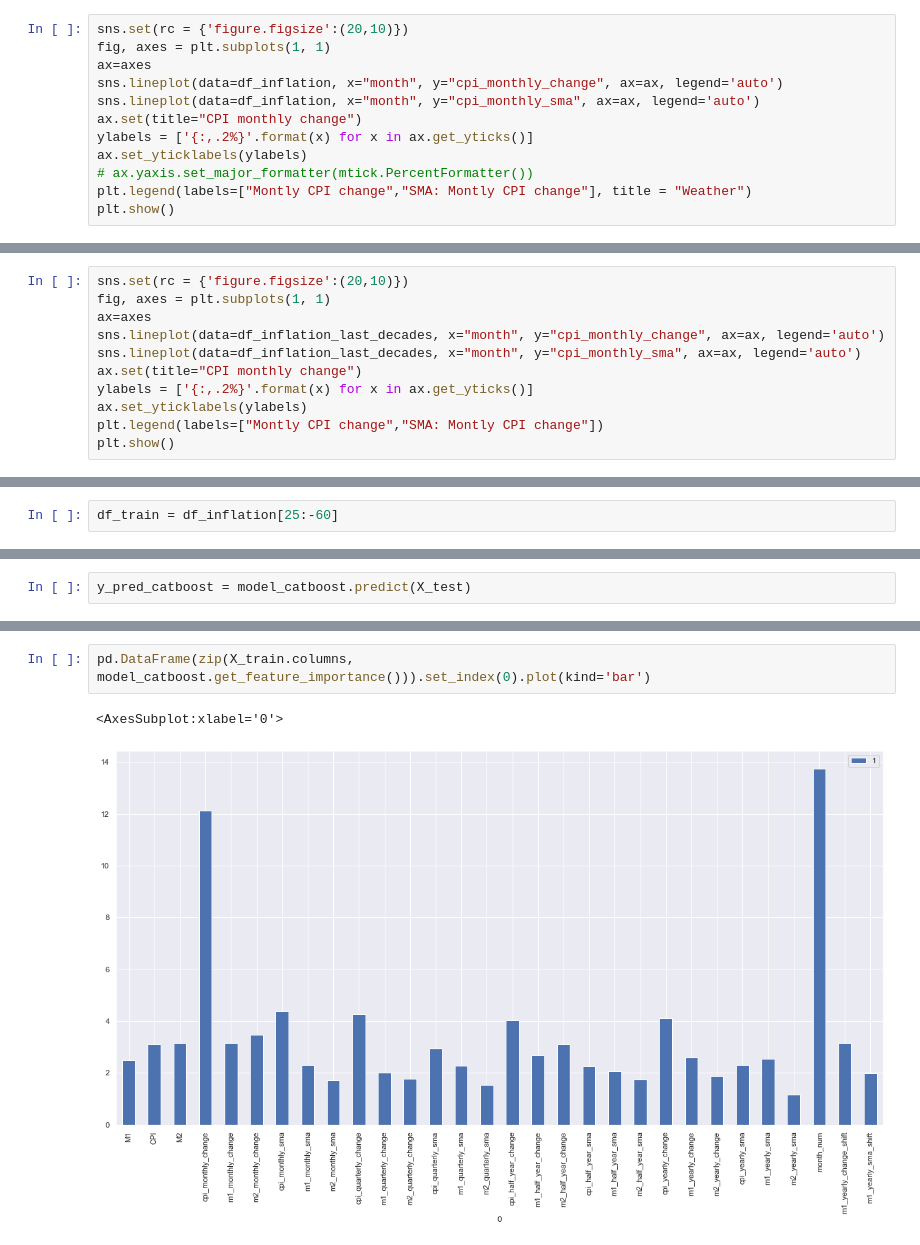
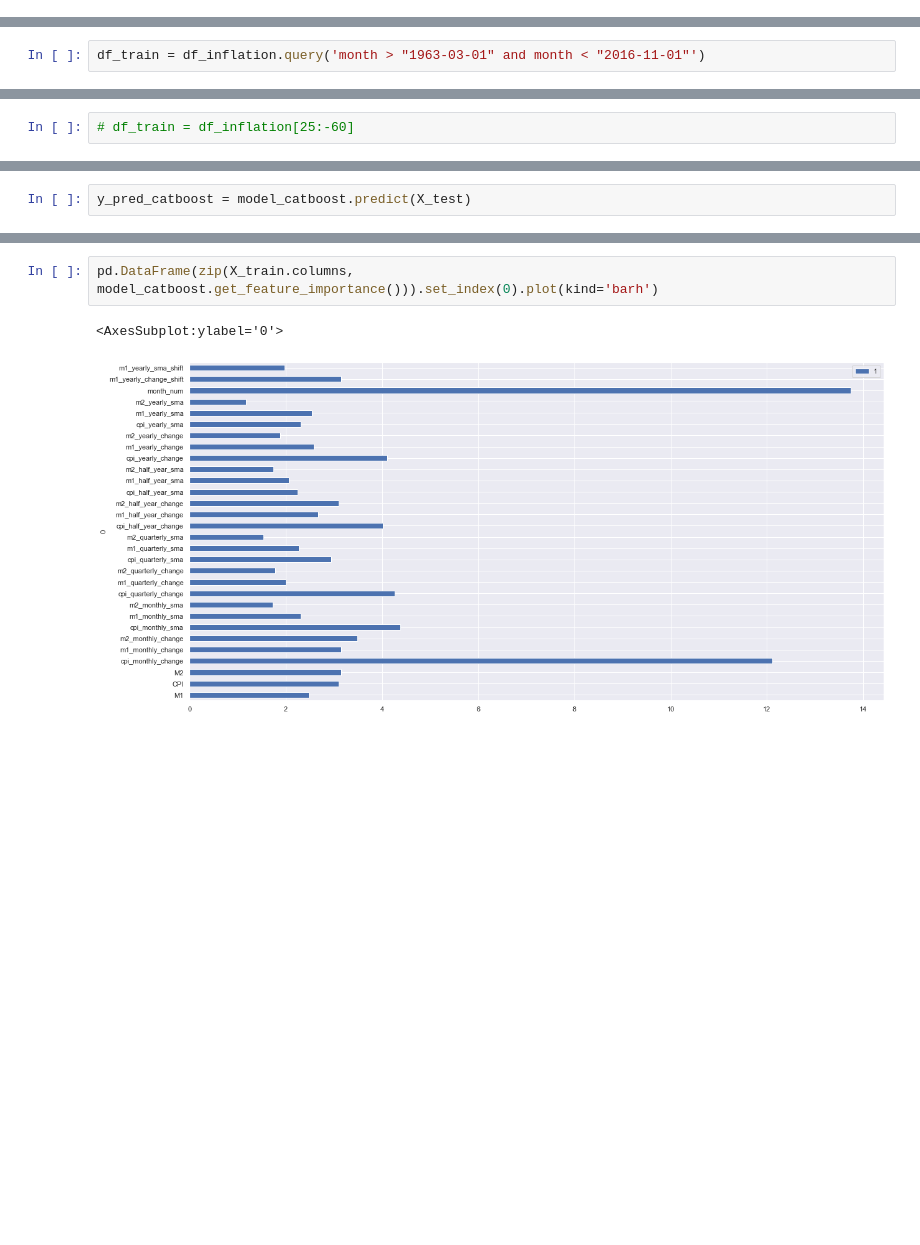
Before and after one commit to LeoSaffron/Inflation-Prediction, a Jupyter notebook: Inflation.ipynb, the cells around one changed output, grey strips where cells are left out. Cells and saved outputs as stored; diff of their text form; blank space fills up the shorter version.

Commit message:
Added more documentation on plots, as well as made the plots cleaner

```diff
--- a/Inflation.ipynb
+++ b/Inflation.ipynb
@@ -338,15 +326,3 @@ sns.lineplot(data=df_inflation, x="month", y="CPI")
 plt.show()
 # %% [output]
 [figure]
-# %%
-sns.set(rc = {'figure.figsize':(20,10)})
-fig, axes = plt.subplots(1, 1)
-ax=axes
-sns.lineplot(data=df_inflation, x="month", y="cpi_monthly_change", ax=ax, legend='auto')
-sns.lineplot(data=df_inflation, x="month", y="cpi_monthly_sma", ax=ax, legend='auto')
-ax.set(title="CPI monthly change")
-ylabels = ['{:,.2%}'.format(x) for x in ax.get_yticks()]
-ax.set_yticklabels(ylabels)
-# ax.yaxis.set_major_formatter(mtick.PercentFormatter())
-plt.legend(labels=["Montly CPI change","SMA: Montly CPI change"], title = "Weather")
-plt.show()
@@ -359,13 +359,2 @@ I think it would be wiser to look at a shorter timeframe, say let's take a look
 # %%
 df_inflation_last_decades = df_inflation.query('month > "Jan 1994"')
-# %%
-sns.set(rc = {'figure.figsize':(20,10)})
-fig, axes = plt.subplots(1, 1)
-ax=axes
-sns.lineplot(data=df_inflation_last_decades, x="month", y="cpi_monthly_change", ax=ax, legend='auto')
-sns.lineplot(data=df_inflation_last_decades, x="month", y="cpi_monthly_sma", ax=ax, legend='auto')
-ax.set(title="CPI monthly change")
-ylabels = ['{:,.2%}'.format(x) for x in ax.get_yticks()]
-ax.set_yticklabels(ylabels)
-plt.legend(labels=["Montly CPI change","SMA: Montly CPI change"])
-plt.show()
@@ -653,3 +651,5 @@ df_inflation
 728 rows × 31 columns
 # %% [markdown]
 ## Train-test split
+# %%
+df_train = df_inflation.query('month > "1963-03-01" and month < "2016-11-01"')
@@ -656,3 +662,3 @@ df_inflation
 # %%
-df_train = df_inflation[25:-60]
+# df_train = df_inflation[25:-60]
 # %%
@@ -747,5 +738,5 @@ array([ 2.48233889,  3.09479471,  3.14547198, 12.11272633,  3.14660324,
 # %%
-pd.DataFrame(zip(X_train.columns, model_catboost.get_feature_importance())).set_index(0).plot(kind='bar')
+pd.DataFrame(zip(X_train.columns, model_catboost.get_feature_importance())).set_index(0).plot(kind='barh')
 # %% [output]
-<AxesSubplot:xlabel='0'>
+<AxesSubplot:ylabel='0'>
-[figure, old version]
+[figure, new version]
```
Also changed, not shown: parts of 64 cells of this notebook.
